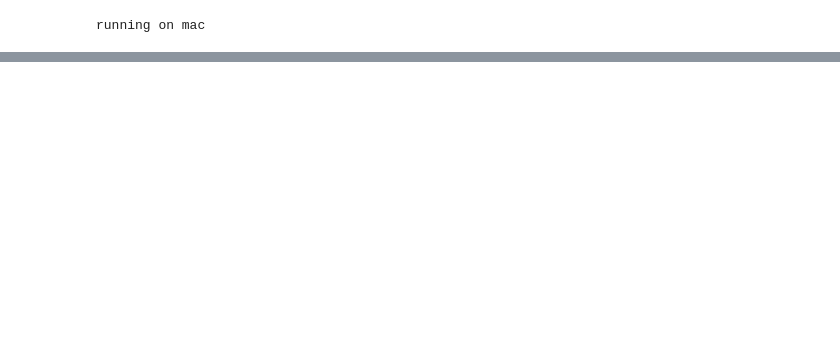
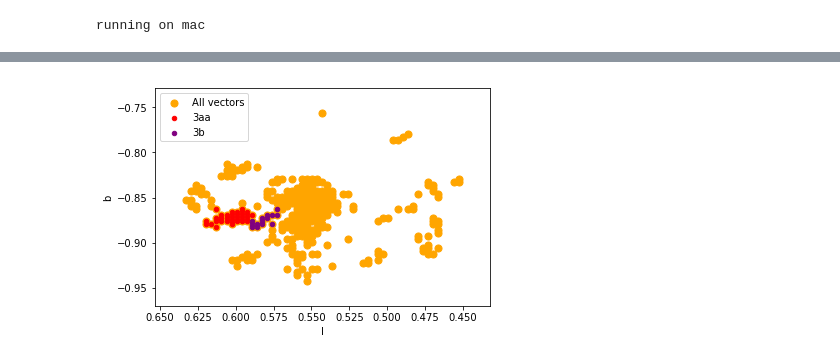
Before and after one commit to parsonsh/eaoTools, a Jupyter notebook: POL2-vector-analysis.ipynb, the cells around one changed output, grey strips where cells are left out. Drawn from its saved outputs; the diff is of its cells as text; code cells hidden in the pictures; blank space fills up the shorter version.

```diff
--- a/POL2-vector-analysis.ipynb
+++ b/POL2-vector-analysis.ipynb
@@ -236,0 +257,80 @@ plt.title('angle inspection')
+# %%
+plt.figure()
+
+xvalue = 'ldeg'
+yvalue = 'bdeg'
+
+x = vectors_All[xvalue]
+y = vectors_All[yvalue]
+
+x1 = vectors_BellTop[xvalue]
+y1 = vectors_BellTop[yvalue]
+x2 = vectors_BrightBlue[xvalue]
+y2 = vectors_BrightBlue[yvalue]
+x3 = vectors_BrightRed[xvalue]
+y3 = vectors_BrightRed[yvalue]
+x4 = vectors_Faint[xvalue] #####
+y4 = vectors_Faint[yvalue] #####
+
+
+x5 = vectors_Leg1a[xvalue]
+y5 = vectors_Leg1a[yvalue]
+x6 = vectors_Leg2a[xvalue]
+y6 = vectors_Leg2a[yvalue]
+x7 = vectors_Leg1b[xvalue]
+y7 = vectors_Leg1b[yvalue]
+x8 = vectors_Leg2b[xvalue]
+y8 = vectors_Leg2b[yvalue]
+x9 = vectors_Leg3a[xvalue]
+y9 = vectors_Leg3a[yvalue]
+x10 = vectors_Leg3aa[xvalue]
+y10 = vectors_Leg3aa[yvalue]
+x11 = vectors_Leg3b[xvalue]
+y11 = vectors_Leg3b[yvalue]
+x12 = vectors_Leg4a[xvalue]
+y12 = vectors_Leg4a[yvalue]
+x13 = vectors_Leg5a[xvalue]
+y13 = vectors_Leg5a[yvalue]
+
+
+plt.scatter(x, y, marker='o', color='orange', s=50, label='All vectors')
+# plt.scatter(x1, y1, marker='o', color='black', s=20, label='Other')
+# plt.scatter(x2, y2, marker='o', color='blue', s=10, label='Other')
+# plt.scatter(x3, y3, marker='o', color='red', s=10, label='Other')
+
+# plt.scatter(x5, y5, marker='o', color='green', s=10, label='Leg1')
+# plt.scatter(x6, y6, marker='o', color='aqua', s=10, label='Other')
+# plt.scatter(x7, y7, marker='o', color='violet', s=10, label='Other')
+# plt.scatter(x8, y8, marker='o', color='purple', s=10, label='Other')
+#plt.scatter(x9, y9, marker='o', color='purple', s=20, label='Other')
+
+plt.scatter(x10, y10, marker='o', color='red', s=20, label='3aa')
+plt.scatter(x11, y11, marker='o', color='purple', s=20, label='3b')
+
+plt.xlabel('l')
+plt.ylabel('b')
+# plt.scatter(x4, y4, marker='o', color='white', s=10, label='Faint')
+
+
+plt.legend()
+
+plt.gca().invert_xaxis()
+
+##### WANT TO FIT to the shape of the leg...
+
+
+# z = np.polyfit(x5, y5, 1) # z,cov - > diag off the
+# f = np.poly1d(z)
+
+# print (z,f)
+# xmin = min(x5)
+# xmax = max(x5)
+
+# y1 = a * x1**(b)
+# y2 = a * x2**(b)
+# plt.loglog(self['I'],(self['P']),marker='x',linestyle='None',label=selfname)
+# plt.loglog([x1,x2],[y1,y2])
+
+#### LEG 1A does not look correct!!! - selecting all vectors excluding.... !
+# %% [output]
+[figure, added]
```
Also changed, not shown: parts of 36 cells of this notebook.
